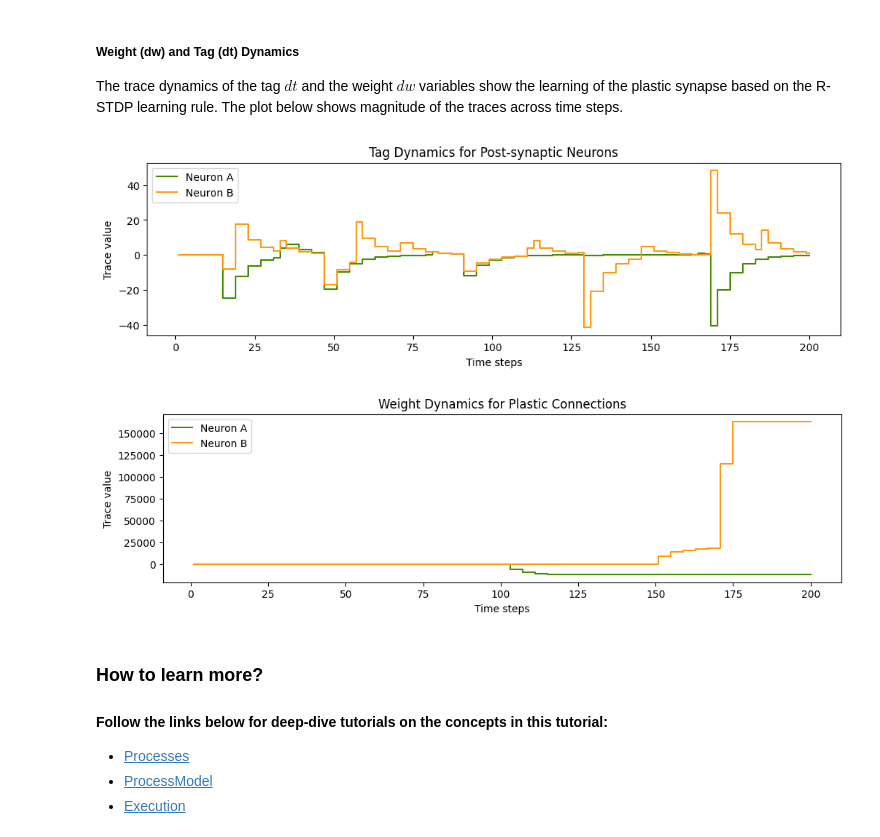
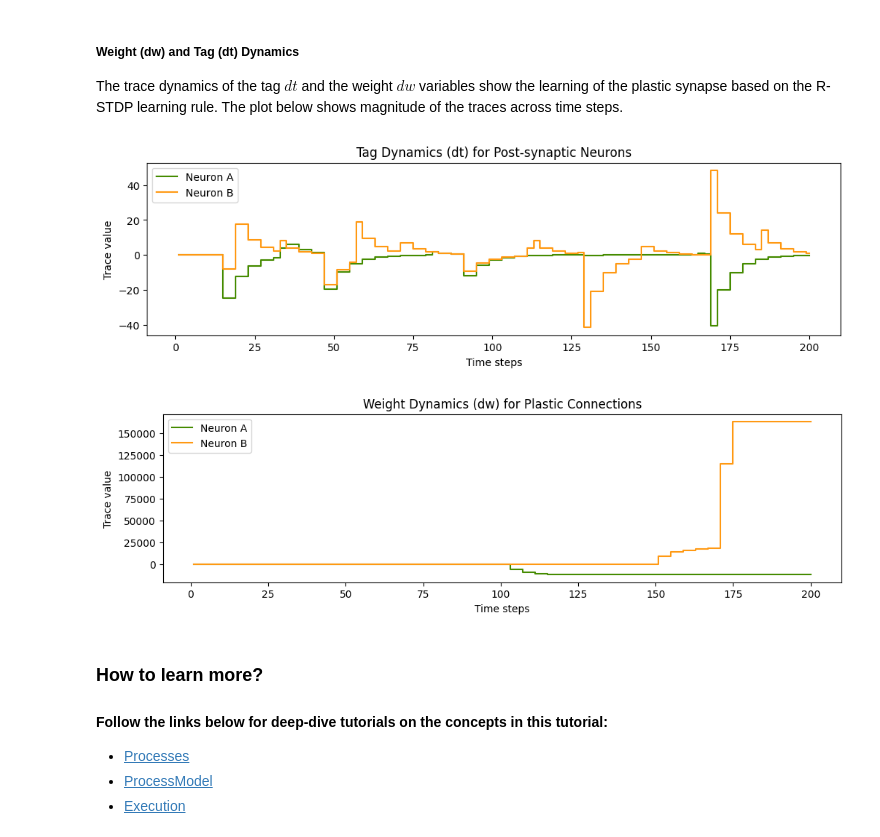
Before and after one commit to lava-nc/lava, a Jupyter notebook: tutorials/in_depth/tutorial10_three_factor_learning.ipynb, the cells around one changed output. Saved outputs shown, nothing was run; the diff lists cells and outputs as text; code cells hidden in the pictures.

```diff
--- a/tutorials/in_depth/tutorial10_three_factor_learning.ipynb
+++ b/tutorials/in_depth/tutorial10_three_factor_learning.ipynb
@@ -371,16 +349,15 @@ plot_time_series_subplots(time=time, time_series_y1=time_series_y1, time_series_
 The reward trace, which is fed in as an input to both the post-synaptic neurons, is considered as the third factor trace. In Loihi2, the magnitude and timing of the post-synaptic reward traces can be driven heterogenously by synaptic inputs and can vary across neurons. This functionality is showcased by driving the two post-synaptic neurons with reward traces that have a temporally differing graded impulse traces. The plot below show's the third factor reward trace that is sent to the _LearningDense_ process which updates the plastic synapse accordingly.
 # %%
 # Plotting reward trace dynamics
-time = time
-time_series_y1 = reward_trace[:, 0]
-time_series_y2 = reward_trace[:, 1]
-ylabel = "Trace value"
-title = "Reward Trace for Post-synaptic Neurons"
-figsize = (12, 3)
-color = ['#458b00', '#ff9912']
-legend = ['Neuron A', 'Neuron B']
-
-plot_time_series_subplots(time=time, time_series_y1=time_series_y1, time_series_y2=time_series_y2, ylabel=ylabel, title=title, figsize=figsize, color=color, legend=legend)
+plot_time_series_subplots(time=time,
+                          time_series_y1=reward_trace[:, 0],
+                          time_series_y2=reward_trace[:, 1],
+                          ylabel="Trace value",
+                          title="Reward Trace for Post-synaptic Neurons",
+                          figsize=(12, 3),
+                          color=['#458b00', '#ff9912'],
+                          legend=['Neuron A', 'Neuron B']
+                         )
 # %% [output]
 [figure]
 # %% [markdown]
@@ -388,32 +365,31 @@ plot_time_series_subplots(time=time, time_series_y1=time_series_y1, time_series_
 
 The trace dynamics of the tag $dt$ and the weight $dw$ variables show the learning of the plastic synapse based on the R-STDP learning rule. The plot below shows magnitude of the traces across time steps.
 # %%
-# Plotting tag dynamics
-time = time
-time_series_y1 = tag_neuron_A
-time_series_y2 = tag_neuron_B
-ylabel = "Trace value"
-title = "Tag Dynamics for Post-synaptic Neurons"
-figsize = (12, 3)
-color = ['#458b00', '#ff9912']
-legend = ['Neuron A', 'Neuron B']
-
-plot_time_series_subplots(time=time, time_series_y1=time_series_y1, time_series_y2=time_series_y2, ylabel=ylabel, title=title, figsize=figsize, color=color, legend=legend)
-
-# Plotting weight dynamics
-time = time
-time_series_y1 = weights_neuron_A
-time_series_y2 = weights_neuron_B
-ylabel = "Trace value"
-title = "Weight Dynamics for Plastic Connections"
-figsize = (12, 3)
-color = ['#458b00', '#ff9912']
-legend = ['Neuron A', 'Neuron B']
-
-plot_time_series_subplots(time=time, time_series_y1=time_series_y1, time_series_y2=time_series_y2, ylabel=ylabel, title=title, figsize=figsize, color=color, legend=legend)
+# Plotting tag dynamics (dt)
+plot_time_series_subplots(time=time,
+                          time_series_y1=tag_neuron_A,
+                          time_series_y2=tag_neuron_B,
+                          ylabel="Trace value",
+                          title="Tag Dynamics (dt) for Post-synaptic Neurons",
+                          figsize=(12, 3),
+                          color=['#458b00', '#ff9912'],
+                          legend=['Neuron A', 'Neuron B']
+                         )
 # %% [output]
-[figure, old version]
+[figure, new version]
-[figure, removed]
+# %%
+# Plotting weight dynamics
+plot_time_series_subplots(time=time,
+                          time_series_y1=weights_neuron_A,
+                          time_series_y2=weights_neuron_B,
+                          ylabel="Trace value",
+                          title="Weight Dynamics (dw) for Plastic Connections",
+                          figsize=(12, 3),
+                          color=['#458b00', '#ff9912'],
+                          legend=['Neuron A', 'Neuron B']
+                         )
+# %% [output]
+[figure, added]
 # %% [markdown]
 ### How to learn more?
 
```
Also changed, not shown: parts of 16 cells of this notebook, 2 other files.
